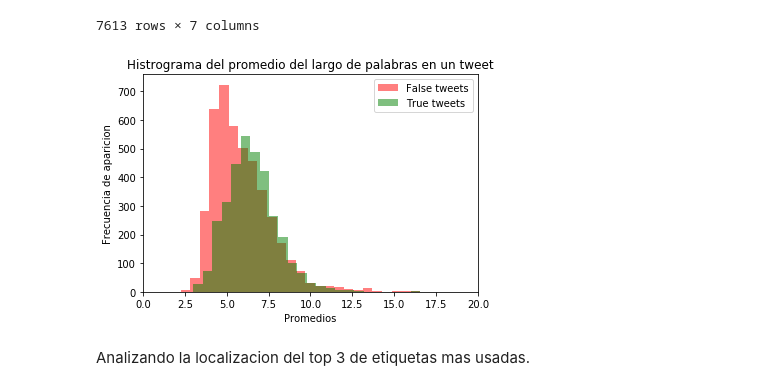
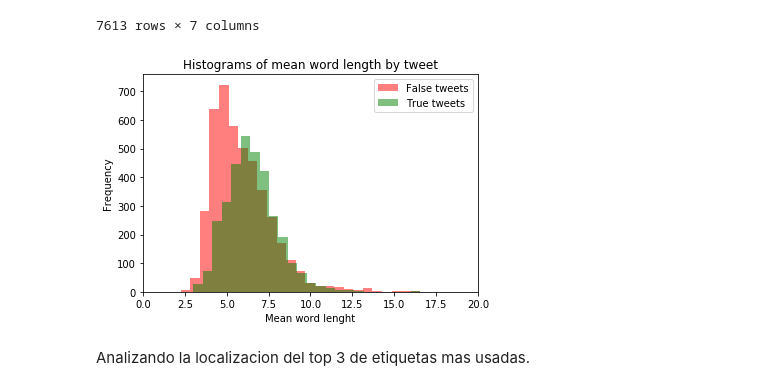
Before and after one commit to AgustinLeguizamon/datos_tp_1, a Jupyter notebook: tp1_tomas.ipynb, the cells around one changed output. Saved outputs shown, nothing was run; the diff lists cells and outputs as text; code cells hidden in the pictures.

```diff
--- a/tp1_tomas.ipynb
+++ b/tp1_tomas.ipynb
@@ -163,12 +164,12 @@ tweets
 # %%
 g = tweets["mean_len_word"].loc[tweets["target"] == 0].plot.hist(label= "False tweets", alpha = 0.5,color= "red",bins=100,legend= True)
 g = tweets["mean_len_word"].loc[tweets["target"] == 1].plot.hist(label= "True tweets", alpha = 0.5,color= "green",bins=100,xlim = (0,20),legend= True)
-g.set_title("Histrograma de promedios del largo de palabras en un tweet")
-g.set_xlabel("Promedios")
-g.set_ylabel("Frecuencia de aparicion")
-plt.savefig('plots/hists_mean_len_word_per_tw.png')
+g.set_title("Histograms of mean word length by tweet")
+g.set_xlabel("Mean word lenght")
+g.set_ylabel("Frequency")
+plt.savefig('plots/hists_mean_word_len_per_tw.png')
 # %% [output]
-[figure, old version]
+[figure, new version]
 # %% [markdown]
 Analizando la localizacion del top 3 de etiquetas mas usadas.
 # %%
```
Also changed, not shown: parts of 5 cells of this notebook, 7 other files.
